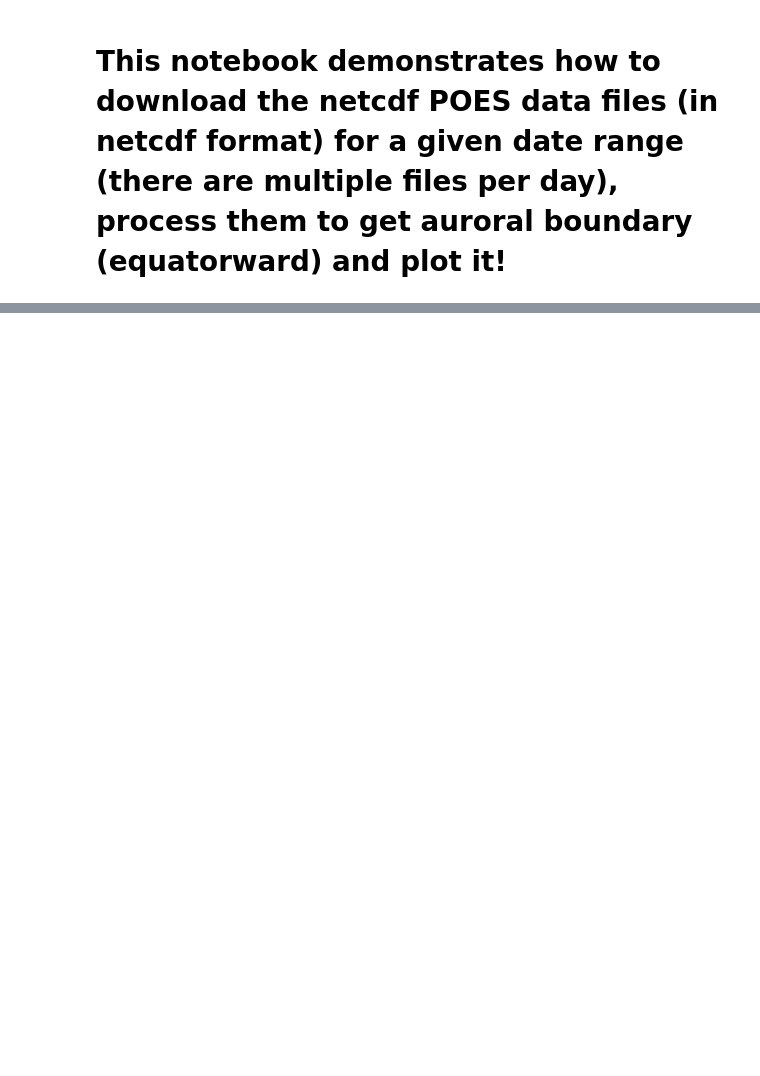
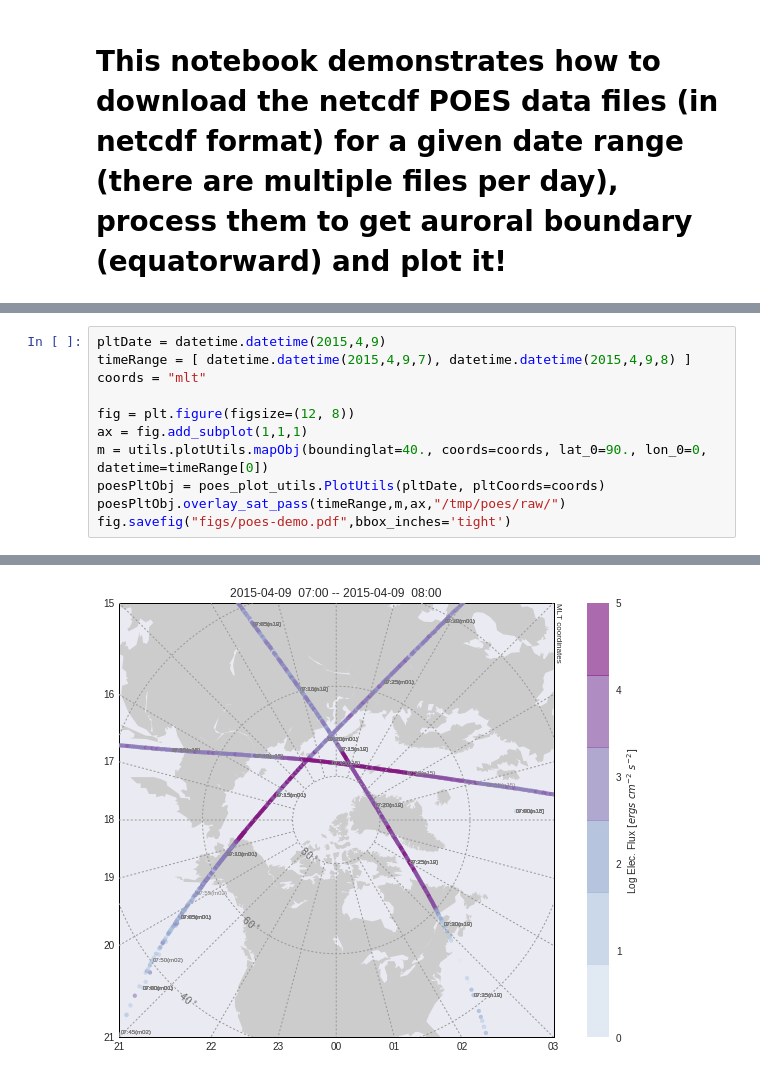
Before and after one commit to bharatreddy/sataurlib, a Jupyter notebook: docs/poes_demo.ipynb, the cells around one changed output, grey strips where cells are left out. Saved outputs shown, nothing was run; the diff lists cells and outputs as text; blank space fills up the shorter version.

Commit message:
poes plot simple

```diff
--- a/docs/poes_demo.ipynb
+++ b/docs/poes_demo.ipynb
@@ -65,0 +73,12 @@ eqBndLocsDF.head()
+# %%
+pltDate = datetime.datetime(2015,4,9)
+timeRange = [ datetime.datetime(2015,4,9,7), datetime.datetime(2015,4,9,8) ]
+coords = "mlt"
+
+fig = plt.figure(figsize=(12, 8))
+ax = fig.add_subplot(1,1,1)
+m = utils.plotUtils.mapObj(boundinglat=40., coords=coords, lat_0=90., lon_0=0, datetime=timeRange[0])
+poesPltObj = poes_plot_utils.PlotUtils(pltDate, pltCoords=coords)
+poesPltObj.overlay_sat_pass(timeRange,m,ax,"/tmp/poes/raw/")
+fig.savefig("figs/poes-demo.pdf",bbox_inches='tight')
+# %% [output]
@@ -65,0 +86 @@ eqBndLocsDF.head()
+[figure, added]
```
Also changed, not shown: parts of 5 cells of this notebook, 9 other files.
